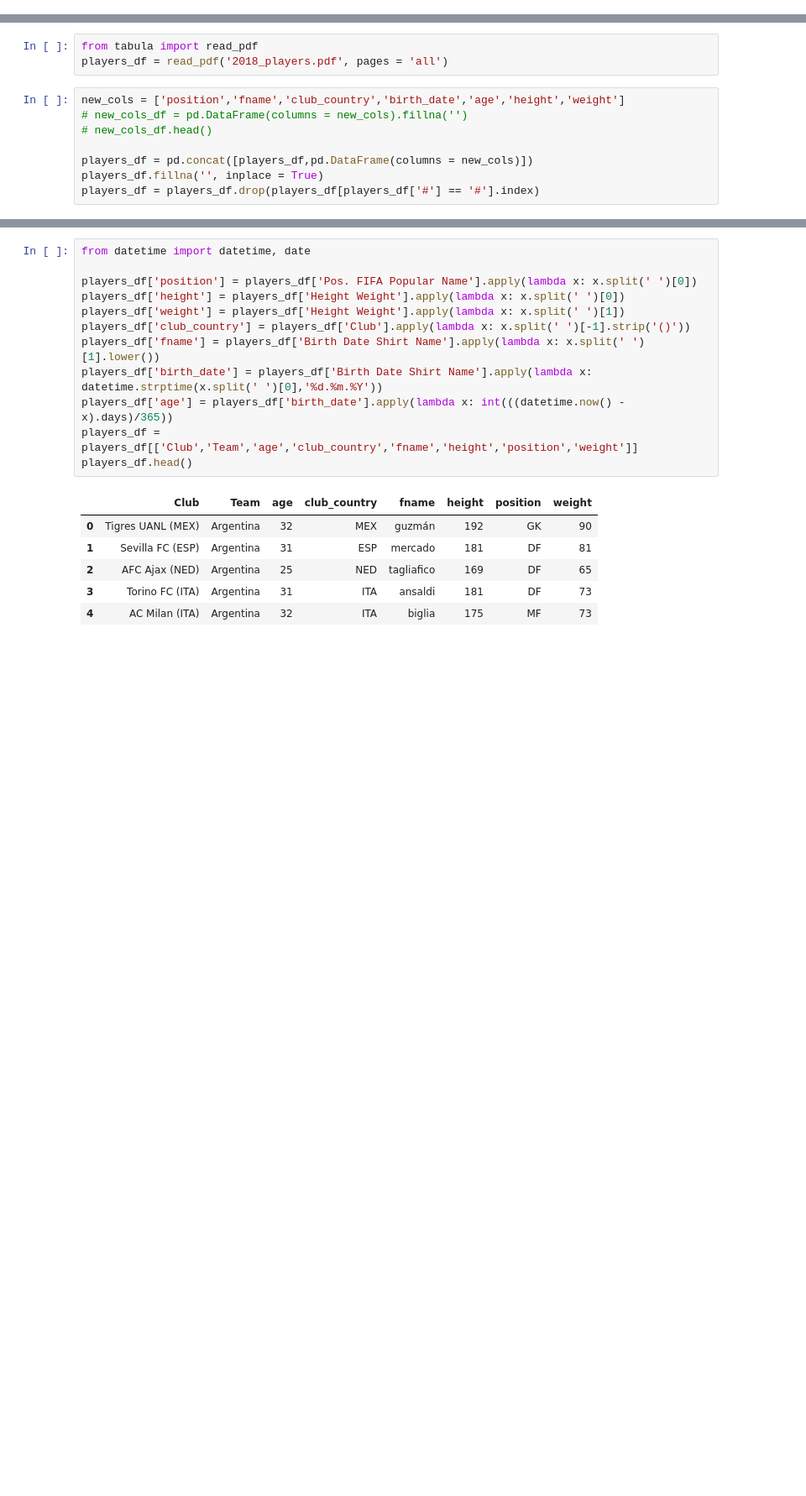
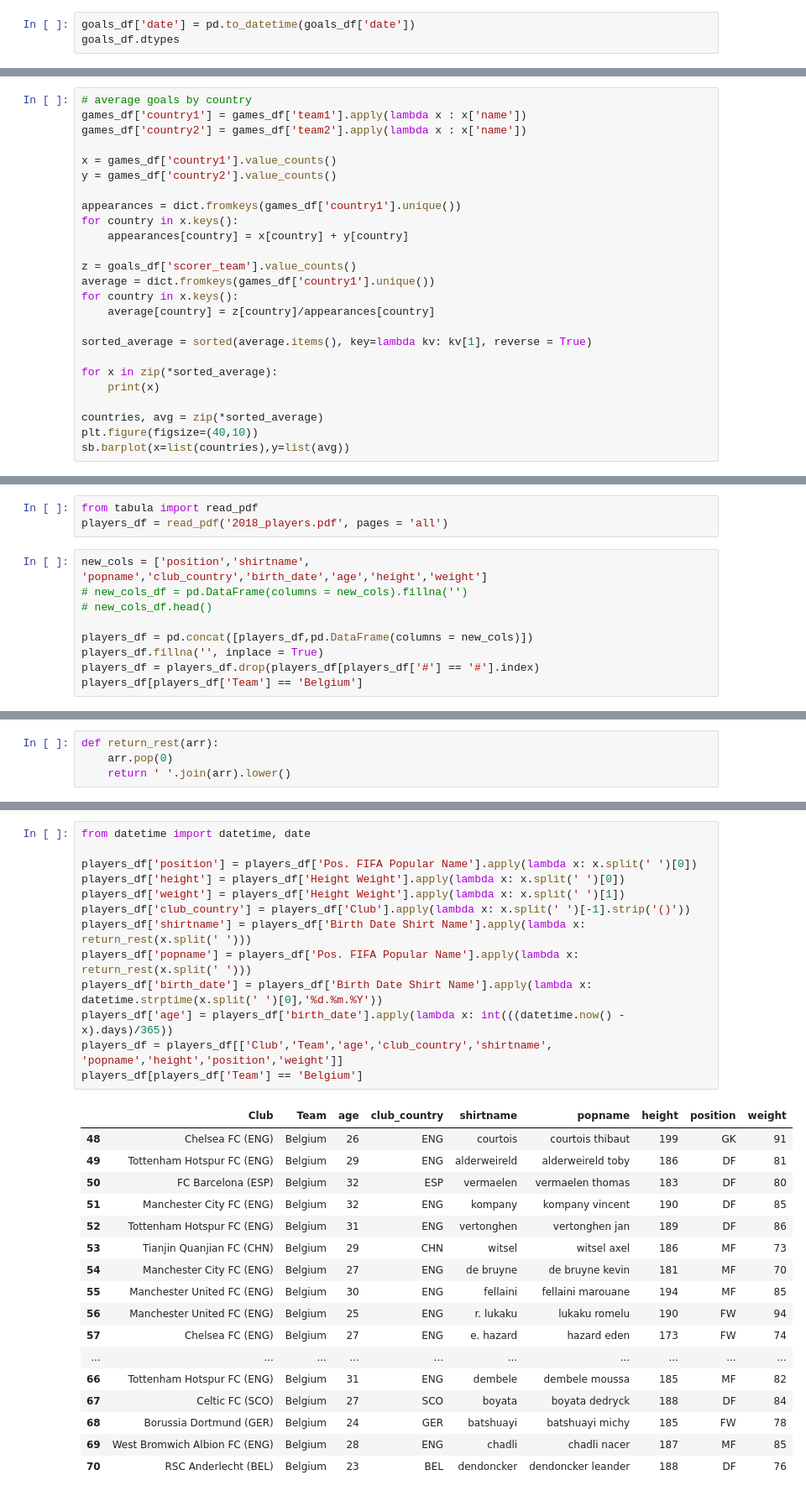
Before and after one commit to finnqiao/2018worldcup_viz, a Jupyter notebook: 2018_viz.ipynb, the cells around one changed output, grey strips where cells are left out. Shown at 84% size. Cells and saved outputs as stored; diff of their text form; blank space fills up the shorter version.

```diff
--- a/2018_viz.ipynb
+++ b/2018_viz.ipynb
@@ -271,3 +279,6 @@ array(['bouhaddouz', 'behich', 'etebo', 'cionek', 'a. fathi', 'cheryshev',
 8. distribution of penalty, own goals, actual goals
 9. scorer by height
 10. scorer by age
+# %%
+goals_df['date'] = pd.to_datetime(goals_df['date'])
+goals_df.dtypes
@@ -273,0 +325,25 @@ array(['bouhaddouz', 'behich', 'etebo', 'cionek', 'a. fathi', 'cheryshev',
+# %%
+# average goals by country
+games_df['country1'] = games_df['team1'].apply(lambda x : x['name'])
+games_df['country2'] = games_df['team2'].apply(lambda x : x['name'])
+
+x = games_df['country1'].value_counts()
+y = games_df['country2'].value_counts()
+
+appearances = dict.fromkeys(games_df['country1'].unique())
+for country in x.keys():
+    appearances[country] = x[country] + y[country]
+
+z = goals_df['scorer_team'].value_counts()
+average = dict.fromkeys(games_df['country1'].unique())
+for country in x.keys():
+    average[country] = z[country]/appearances[country]
+
+sorted_average = sorted(average.items(), key=lambda kv: kv[1], reverse = True)
+
+for x in zip(*sorted_average):
+    print(x)
+
+countries, avg = zip(*sorted_average)
+plt.figure(figsize=(40,10))
+sb.barplot(x=list(countries),y=list(avg))
@@ -275,10 +365,11 @@ array(['bouhaddouz', 'behich', 'etebo', 'cionek', 'a. fathi', 'cheryshev',
 from tabula import read_pdf
 players_df = read_pdf('2018_players.pdf', pages = 'all')
 # %%
-new_cols = ['position','fname','club_country','birth_date','age','height','weight']
+new_cols = ['position','shirtname', 'popname','club_country','birth_date','age','height','weight']
 # new_cols_df = pd.DataFrame(columns = new_cols).fillna('')
 # new_cols_df.head()
 
 players_df = pd.concat([players_df,pd.DataFrame(columns = new_cols)])
 players_df.fillna('', inplace = True)
 players_df = players_df.drop(players_df[players_df['#'] == '#'].index)
+players_df[players_df['Team'] == 'Belgium']
@@ -284,0 +394,4 @@ players_df = players_df.drop(players_df[players_df['#'] == '#'].index)
+# %%
+def return_rest(arr):
+    arr.pop(0)
+    return ' '.join(arr).lower()
@@ -285,19 +402,31 @@ players_df = players_df.drop(players_df[players_df['#'] == '#'].index)
 # %%
 from datetime import datetime, date
 
 players_df['position'] = players_df['Pos. FIFA Popular Name'].apply(lambda x: x.split(' ')[0])
 players_df['height'] = players_df['Height Weight'].apply(lambda x: x.split(' ')[0])
 players_df['weight'] = players_df['Height Weight'].apply(lambda x: x.split(' ')[1])
 players_df['club_country'] = players_df['Club'].apply(lambda x: x.split(' ')[-1].strip('()'))
-players_df['fname'] = players_df['Birth Date Shirt Name'].apply(lambda x: x.split(' ')[1].lower())
+players_df['shirtname'] = players_df['Birth Date Shirt Name'].apply(lambda x: return_rest(x.split(' ')))
+players_df['popname'] = players_df['Pos. FIFA Popular Name'].apply(lambda x: return_rest(x.split(' ')))
 players_df['birth_date'] = players_df['Birth Date Shirt Name'].apply(lambda x: datetime.strptime(x.split(' ')[0],'%d.%m.%Y'))
 players_df['age'] = players_df['birth_date'].apply(lambda x: int(((datetime.now() - x).days)/365))
-players_df = players_df[['Club','Team','age','club_country','fname','height','position','weight']]
-players_df.head()
+players_df = players_df[['Club','Team','age','club_country','shirtname', 'popname','height','position','weight']]
+players_df[players_df['Team'] == 'Belgium']
 # %% [output]
-|  | Club | Team | age | club_country | fname | height | position | weight |
-| 0 | Tigres UANL (MEX) | Argentina | 32 | MEX | guzmán | 192 | GK | 90 |
-| 1 | Sevilla FC (ESP) | Argentina | 31 | ESP | mercado | 181 | DF | 81 |
-| 2 | AFC Ajax (NED) | Argentina | 25 | NED | tagliafico | 169 | DF | 65 |
-| 3 | Torino FC (ITA) | Argentina | 31 | ITA | ansaldi | 181 | DF | 73 |
-| 4 | AC Milan (ITA) | Argentina | 32 | ITA | biglia | 175 | MF | 73 |
+|  | Club | Team | age | club_country | shirtname | popname | height | position | weight |
+| 48 | Chelsea FC (ENG) | Belgium | 26 | ENG | courtois | courtois thibaut | 199 | GK | 91 |
+| 49 | Tottenham Hotspur FC (ENG) | Belgium | 29 | ENG | alderweireld | alderweireld toby | 186 | DF | 81 |
+| 50 | FC Barcelona (ESP) | Belgium | 32 | ESP | vermaelen | vermaelen thomas | 183 | DF | 80 |
+| 51 | Manchester City FC (ENG) | Belgium | 32 | ENG | kompany | kompany vincent | 190 | DF | 85 |
+| 52 | Tottenham Hotspur FC (ENG) | Belgium | 31 | ENG | vertonghen | vertonghen jan | 189 | DF | 86 |
+| 53 | Tianjin Quanjian FC (CHN) | Belgium | 29 | CHN | witsel | witsel axel | 186 | MF | 73 |
+| 54 | Manchester City FC (ENG) | Belgium | 27 | ENG | de bruyne | de bruyne kevin | 181 | MF | 70 |
+| 55 | Manchester United FC (ENG) | Belgium | 30 | ENG | fellaini | fellaini marouane | 194 | MF | 85 |
+| 56 | Manchester United FC (ENG) | Belgium | 25 | ENG | r. lukaku | lukaku romelu | 190 | FW | 94 |
+| 57 | Chelsea FC (ENG) | Belgium | 27 | ENG | e. hazard | hazard eden | 173 | FW | 74 |
+| ... | ... | ... | ... | ... | ... | ... | ... | ... | ... |
+| 66 | Tottenham Hotspur FC (ENG) | Belgium | 31 | ENG | dembele | dembele moussa | 185 | MF | 82 |
+| 67 | Celtic FC (SCO) | Belgium | 27 | SCO | boyata | boyata dedryck | 188 | DF | 84 |
+| 68 | Borussia Dortmund (GER) | Belgium | 24 | GER | batshuayi | batshuayi michy | 185 | FW | 78 |
+| 69 | West Bromwich Albion FC (ENG) | Belgium | 28 | ENG | chadli | chadli nacer | 187 | MF | 85 |
+| 70 | RSC Anderlecht (BEL) | Belgium | 23 | BEL | dendoncker | dendoncker leander | 188 | DF | 76 |
```
Also changed, not shown: parts of 18 cells of this notebook.
